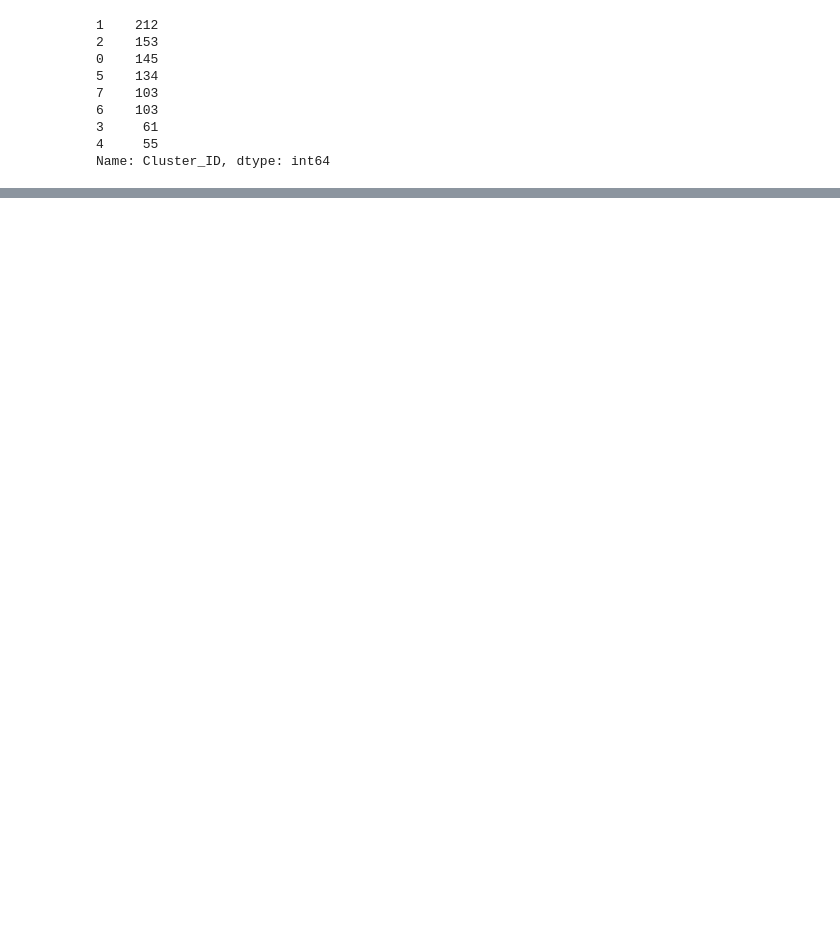
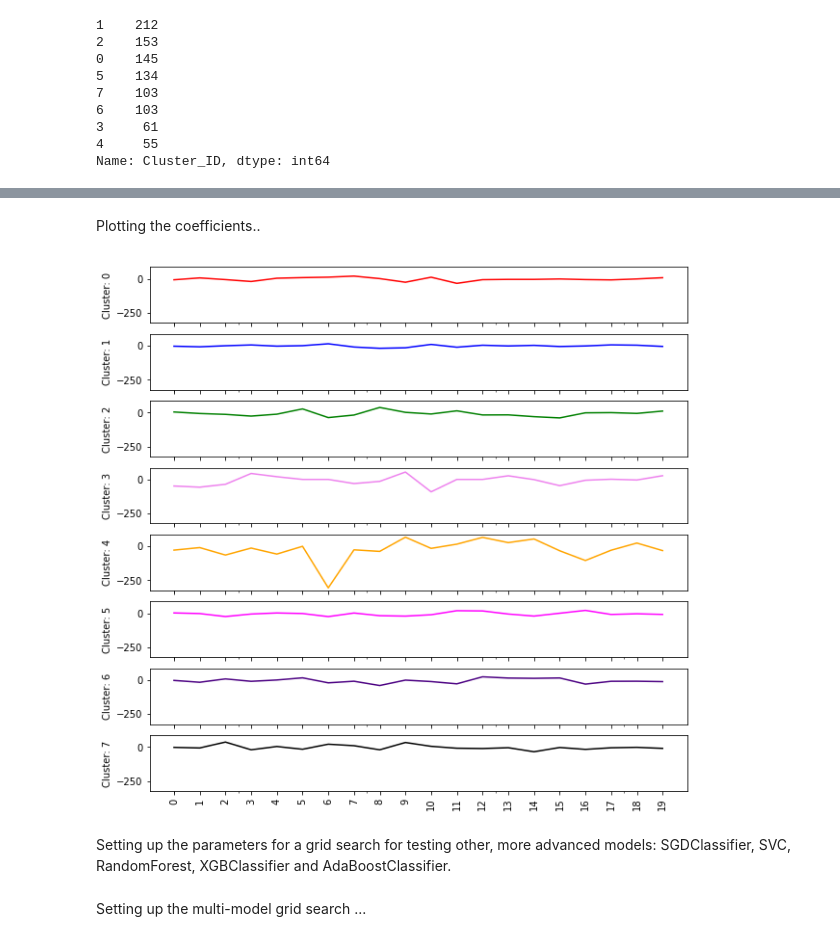
Before and after one commit to dariazhuk357/Capstone_Project_2, a Jupyter notebook: Machine Learning/Supervised_Learning.ipynb, the cells around one changed output, grey strips where cells are left out. Saved outputs shown, nothing was run; the diff lists cells and outputs as text; code cells hidden in the pictures; blank space fills up the shorter version.

```diff
--- a/Machine Learning/Supervised_Learning.ipynb
+++ b/Machine Learning/Supervised_Learning.ipynb
@@ -48,0 +101,2 @@ x_train,x_test,y_train,y_test=train_test_split(X,y,random_state=42,test_size=.3)
+# %%
+df_logreg_coef=pd.DataFrame(gs_logreg.best_estimator_.named_steps['ml_model'].coef_)
@@ -49 +115,15 @@ x_train,x_test,y_train,y_test=train_test_split(X,y,random_state=42,test_size=.3)
+# %% [markdown]
+Plotting the coefficients..
+# %%
+colors=['red','blue','green','violet','orange','magenta','indigo','black']
+fig, axes = plt.subplots(8, 1,sharex='col',sharey='col')
+for row in df_logreg_coef.index:
+    df_row=df_logreg_coef.loc[row,:]
+    plot=df_row.plot(ax=axes[row],figsize=(10,10),color=colors[row])
+    plt.xticks(np.arange(0,20, step=1),rotation=90)
+    plot.set_ylabel('Cluster: '+ str(row))
+# %% [output]
+[figure, added]
+# %% [markdown]
+Setting up the parameters for a grid search for testing other, more advanced models: SGDClassifier, SVC, RandomForest, XGBClassifier and AdaBoostClassifier.
 # %%
@@ -87,3 +158,5 @@ params={'scale':[MaxAbsScaler(),StandardScaler()],\
+# %% [markdown]
+Setting up the multi-model grid search ...
 # %%
 gs=GridSearchCV(pipe,param_grid=params,cv=5,scoring='accuracy')
 gs.fit(x_train,y_train)
```
Also changed, not shown: parts of 26 cells of this notebook.
